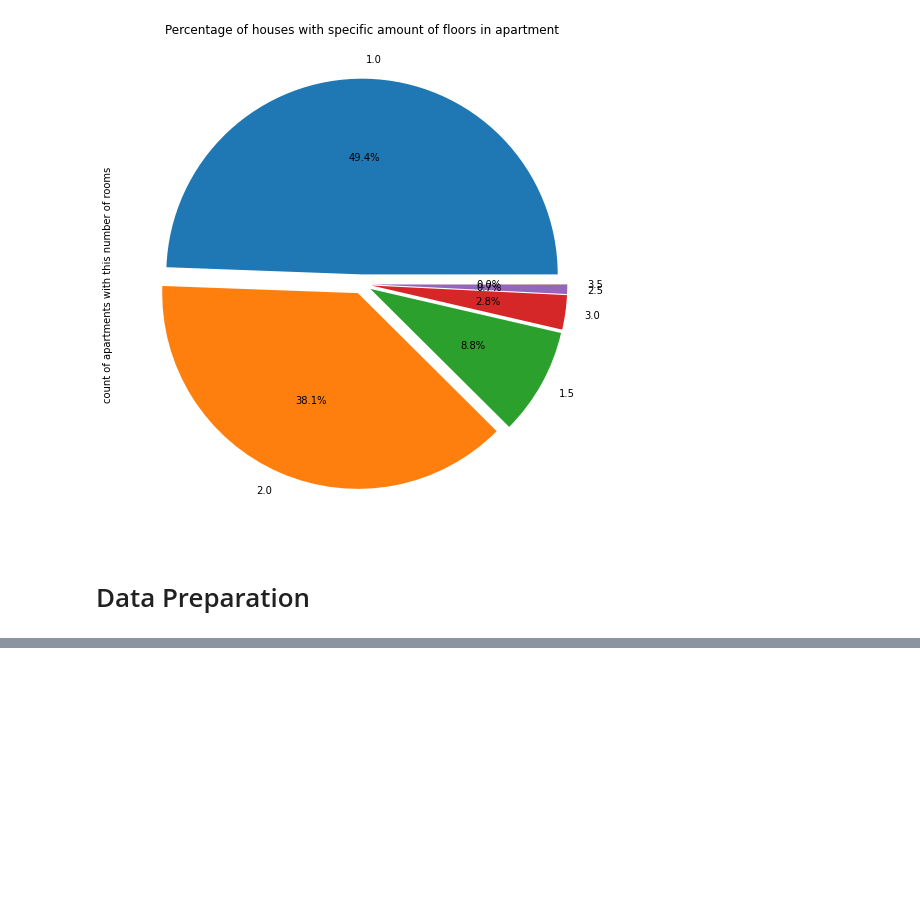
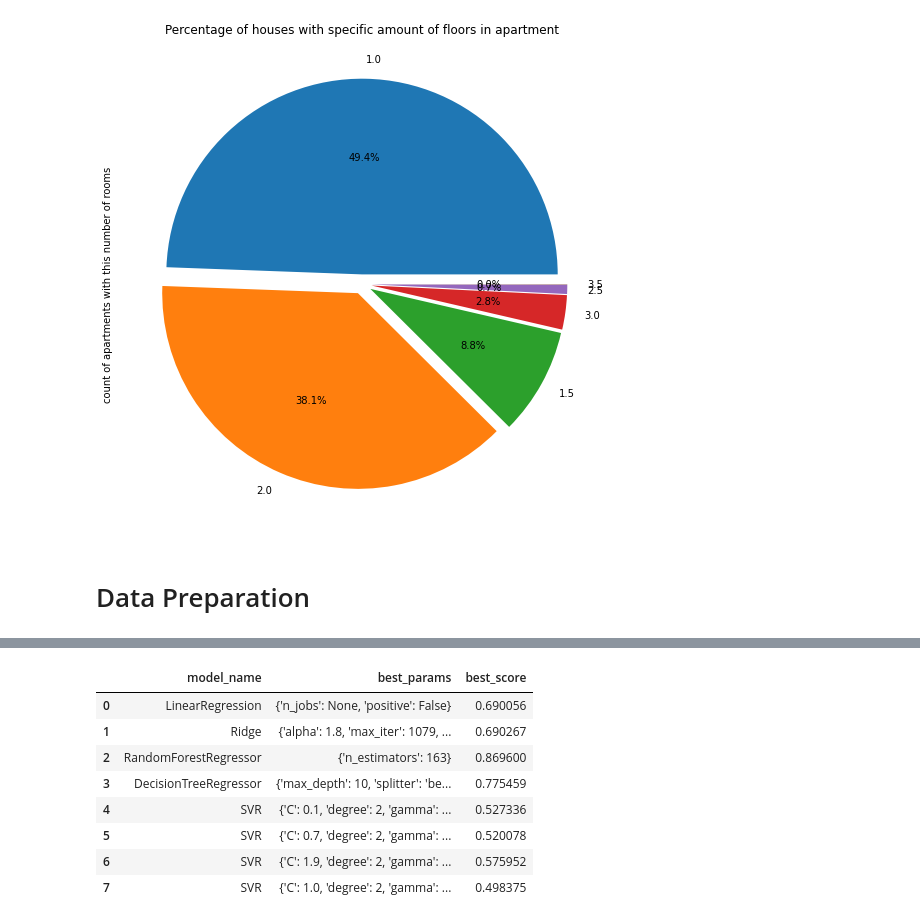
Before and after one commit to TomerReiner/MachineLearningProjects, a Jupyter notebook: SmalProjectEnd2020/small_project_end_of_2020.ipynb, the cells around one changed output, grey strips where cells are left out. Drawn from its saved outputs; the diff is of its cells as text; code cells hidden in the pictures; blank space fills up the shorter version.

```diff
--- a/SmalProjectEnd2020/small_project_end_of_2020.ipynb
+++ b/SmalProjectEnd2020/small_project_end_of_2020.ipynb
@@ -248,3 +246,3 @@ def create_models():
 # %%
 models = create_models()
-best_model_params = {}
+best_model_params = grid_searcher(models, X, y)
@@ -251,4 +260,0 @@ best_model_params = {}
-# %%
-for model in models.items():
-    searcher = GridSearchCV(model["model"], model["params"], cv=4, return_train_score=False)
-    searcher.fit(X, y)
@@ -254,0 +334,20 @@ for model in models.items():
+# %%
+def fit_list_best_model_params(best_model_params: list) -> list:
+    """
+    This function fixes best_model_params list.
+    :param best_model_params: list which we want to fix
+    :return: list, fixed list.
+    """
+
+    best_model_params_new = []
+
+    for item in best_model_params:
+        if type(item) is list:
+            best_model_params_new.append(item[0])
+        else:
+            best_model_params_new.append(item)
+
+    return best_model_params_new
+# %%
+best_model_params_new = fit_list_best_model_params(best_model_params)
+best_model_params_new
@@ -254,0 +372,12 @@ for model in models.items():
+# %%
+pd.DataFrame(best_model_params_new)
+# %% [output]
+|  | model_name | best_params | best_score |
+| 0 | LinearRegression | {'n_jobs': None, 'positive': False} | 0.690056 |
+| 1 | Ridge | {'alpha': 1.8, 'max_iter': 1079, ... | 0.690267 |
+| 2 | RandomForestRegressor | {'n_estimators': 163} | 0.869600 |
+| 3 | DecisionTreeRegressor | {'max_depth': 10, 'splitter': 'be... | 0.775459 |
+| 4 | SVR | {'C': 0.1, 'degree': 2, 'gamma': ... | 0.527336 |
+| 5 | SVR | {'C': 0.7, 'degree': 2, 'gamma': ... | 0.520078 |
+| 6 | SVR | {'C': 1.9, 'degree': 2, 'gamma': ... | 0.575952 |
+| 7 | SVR | {'C': 1.0, 'degree': 2, 'gamma': ... | 0.498375 |
```
Also changed, not shown: parts of 18 cells of this notebook, 2 other files.
